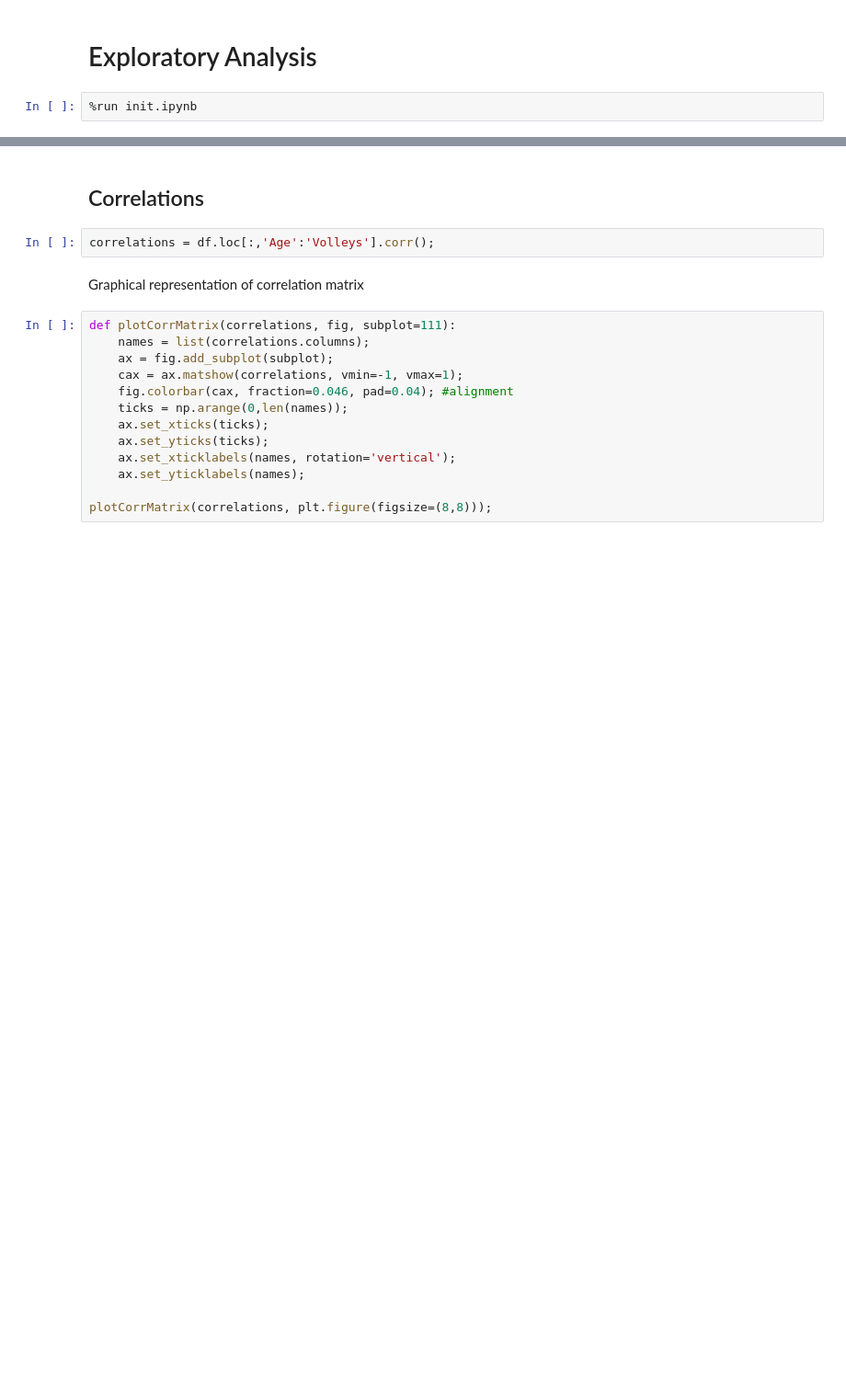
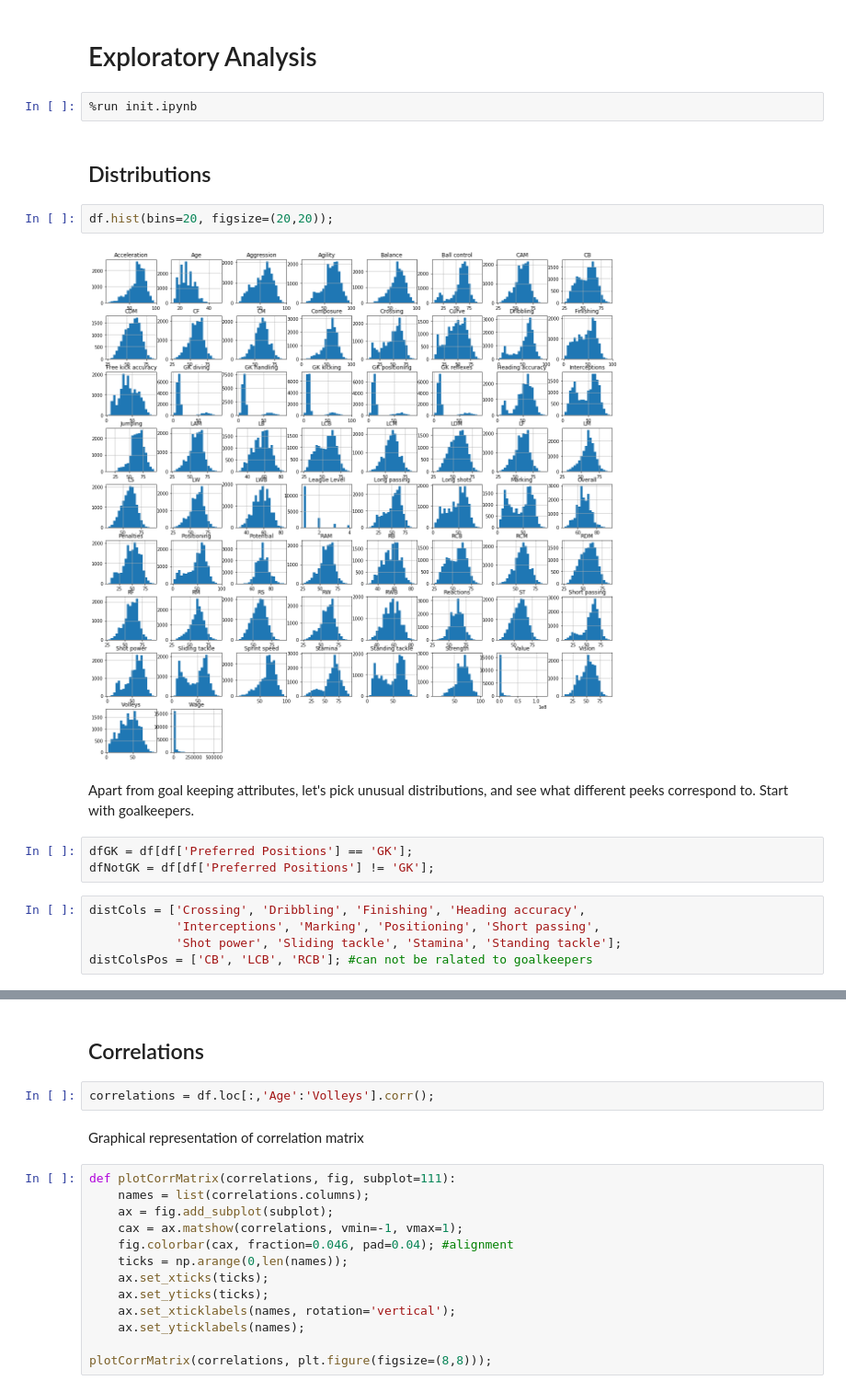
Before and after one commit to YarkoKhamar/DAProject, a Jupyter notebook: ExploratoryAnalysis.ipynb, the cells around one changed output, grey strips where cells are left out. Shown at 92% size. Cells and saved outputs as stored; diff of their text form; blank space fills up the shorter version.

Commit message:
Distributions, more complex correlations

```diff
--- a/ExploratoryAnalysis.ipynb
+++ b/ExploratoryAnalysis.ipynb
@@ -2,3 +2,19 @@
 # Exploratory Analysis
 # %%
 %run init.ipynb
+# %% [markdown]
+## Distributions
+# %%
+df.hist(bins=20, figsize=(20,20));
+# %% [output]
+[figure, added]
+# %% [markdown]
+Apart from goal keeping attributes, let's pick unusual distributions, and see what different peeks correspond to. Start with goalkeepers.
+# %%
+dfGK = df[df['Preferred Positions'] == 'GK'];
+dfNotGK = df[df['Preferred Positions'] != 'GK'];
+# %%
+distCols = ['Crossing', 'Dribbling', 'Finishing', 'Heading accuracy',
+            'Interceptions', 'Marking', 'Positioning', 'Short passing',
+            'Shot power', 'Sliding tackle', 'Stamina', 'Standing tackle'];
+distColsPos = ['CB', 'LCB', 'RCB']; #can not be ralated to goalkeepers
```
Also changed, not shown: parts of 24 cells of this notebook, 1 other file.
